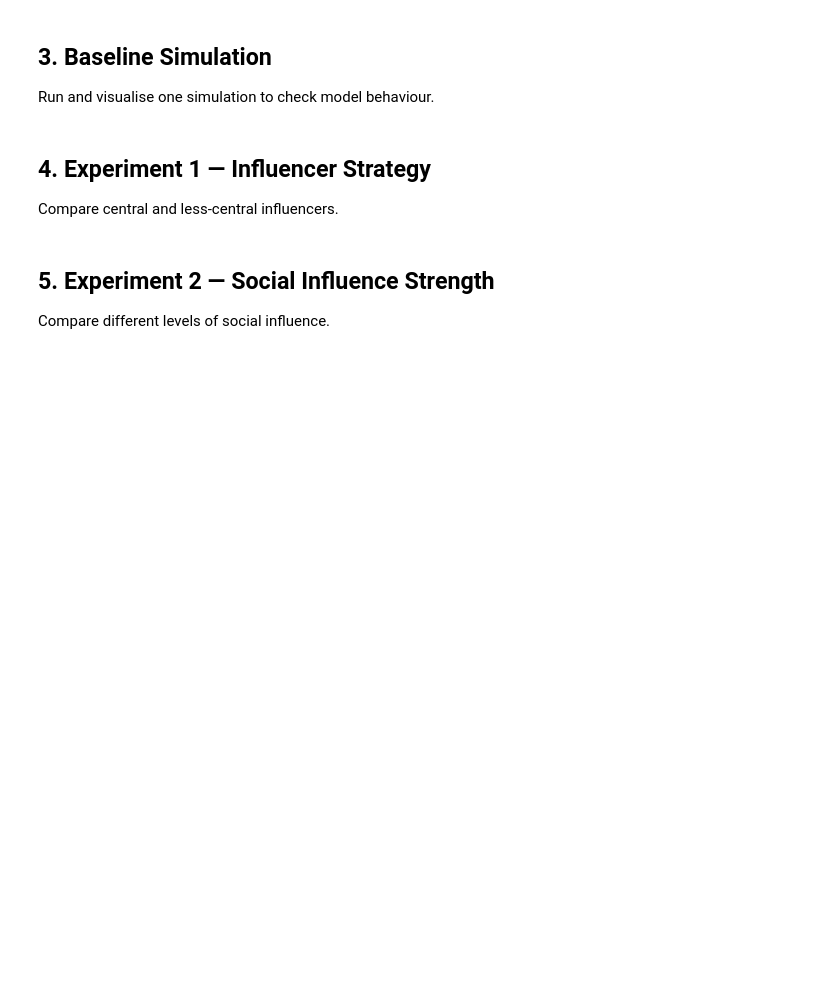
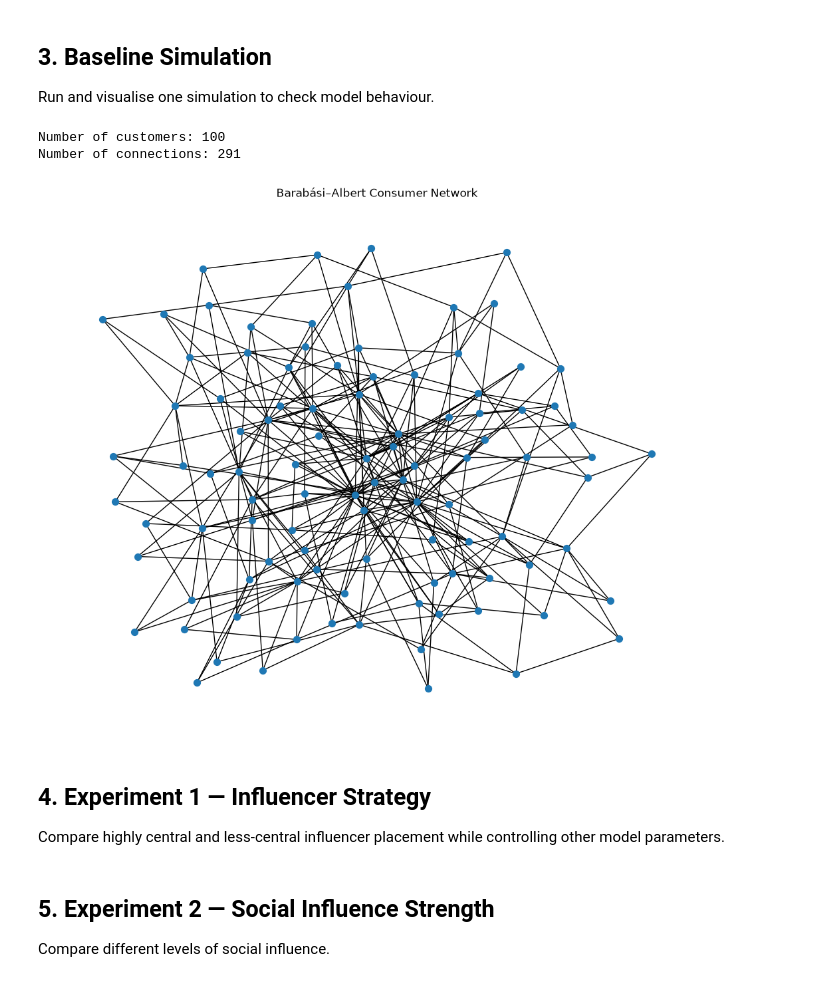
Before and after one commit to tammyweng0/UWA_computational_modelling_project, a Jupyter notebook: notebooks/experiments.ipynb, the cells around one changed output. Cells and saved outputs as stored; diff of their text form; code cells hidden in the pictures; blank space fills up the shorter version.

Commit message:
finialise create_network() and test

```diff
--- a/notebooks/experiments.ipynb
+++ b/notebooks/experiments.ipynb
@@ -35,7 +52,30 @@ Run and visualise one simulation to check model behaviour.
+# %%
+G = create_network(100, 3)
+
+print("Number of customers:", G.number_of_nodes())
+print("Number of connections:", G.number_of_edges())
+# %% [output]
+Number of customers: 100
+Number of connections: 291
+# %%
+import matplotlib.pyplot as plt
+
+plt.figure(figsize=(10, 8))
+
+nx.draw(
+    G,
+    node_size=50,
+    with_labels=False
+)
+
+plt.title("Barabási–Albert Consumer Network")
+plt.show()
+# %% [output]
+[figure, added]
 # %% [markdown]
 ## 4. Experiment 1 — Influencer Strategy
 
-Compare central and less-central influencers.
+Compare highly central and less-central influencer placement while controlling other model parameters.
 # %% [markdown]
 ## 5. Experiment 2 — Social Influence Strength
 
```
Also changed, not shown: parts of 4 cells of this notebook, 2 other files.
